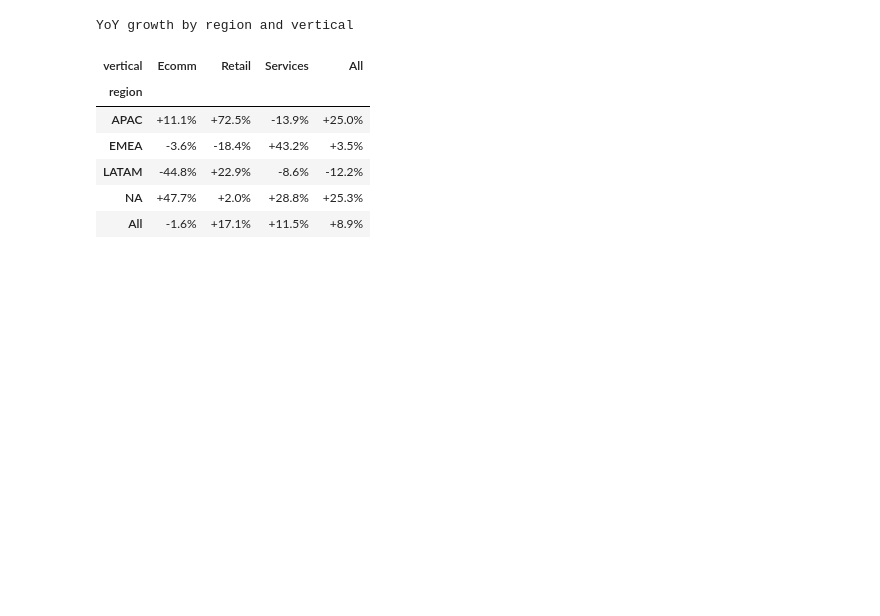
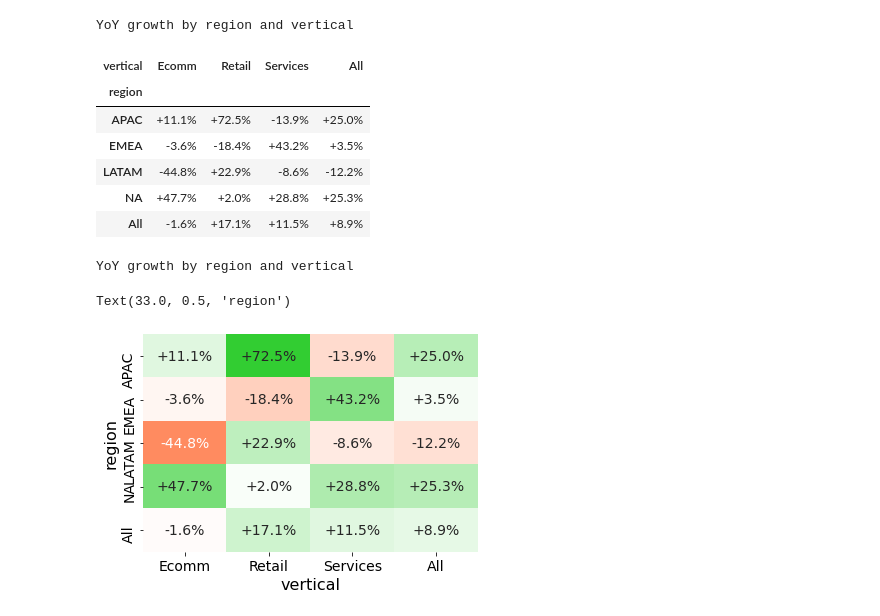
Before and after one commit to noallynoclan/colab, a Jupyter notebook: pandas_plots.ipynb, the cells around one changed output. Drawn from its saved outputs; the diff is of its cells as text; code cells hidden in the pictures; blank space fills up the shorter version.

```diff
--- a/pandas_plots.ipynb
+++ b/pandas_plots.ipynb
@@ -122,3 +124,13 @@ YoY growth by region and vertical
 | LATAM | -44.8% | +22.9% | -8.6% | -12.2% |
 | NA | +47.7% | +2.0% | +28.8% | +25.3% |
 | All | -1.6% | +17.1% | +11.5% | +8.9% |
+# %%
+print('YoY growth by region and vertical')
+ax = sns.heatmap(diff, annot=True, cmap=cmap, center=0, fmt='+.1%', annot_kws={'size': 14}, cbar=False);
+ax.tick_params(axis='both', which='major', labelsize=14)
+ax.set_xlabel(ax.get_xlabel(), size=16)
+ax.set_ylabel(ax.get_ylabel(), size=16)
+# %% [output]
+YoY growth by region and vertical
+Text(33.0, 0.5, 'region')
+[figure, added]
```
Also changed, not shown: parts of 4 cells of this notebook.
